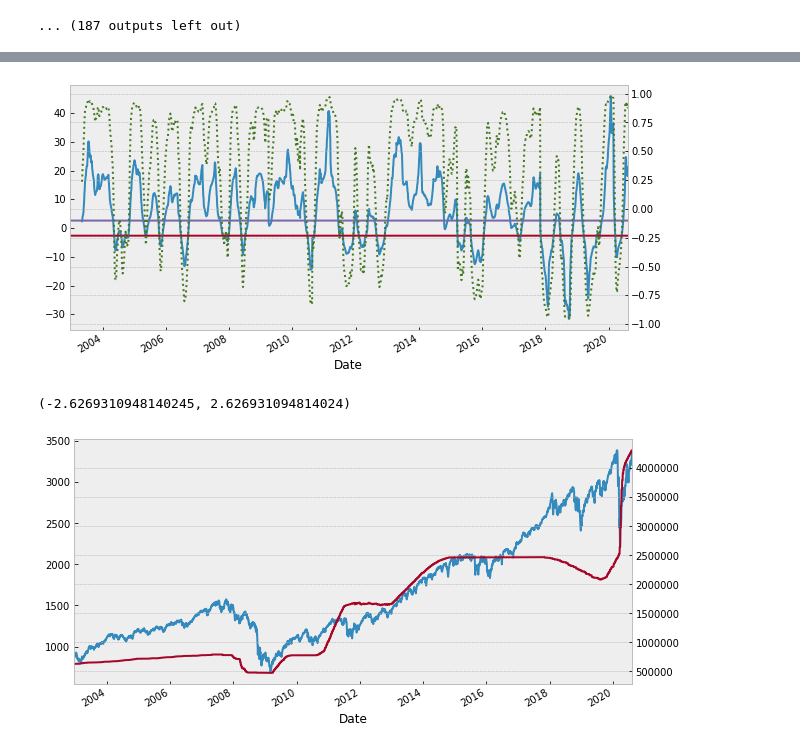
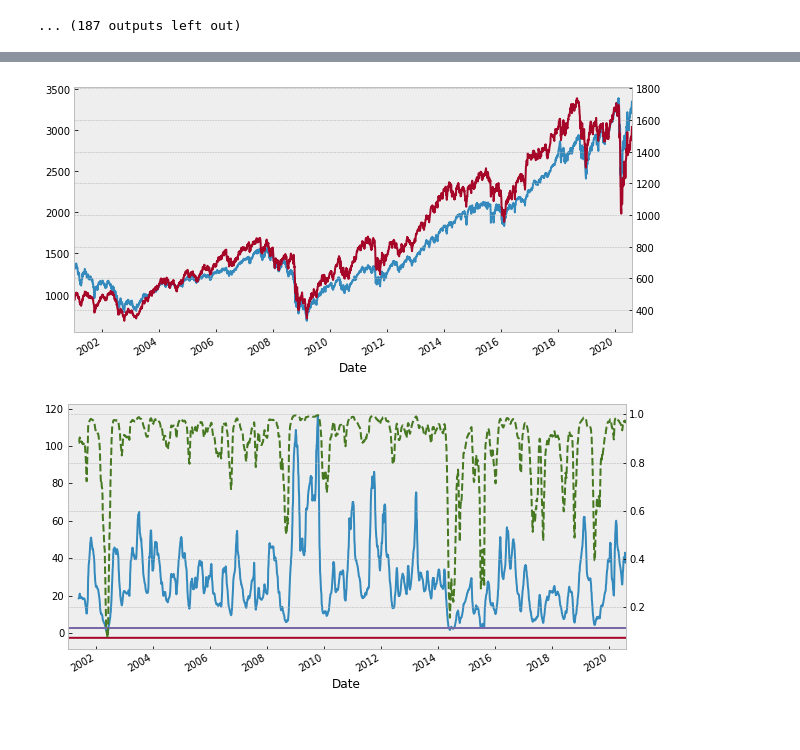
Before and after one commit to ksn38/GB, a Jupyter notebook: 8.ipynb, the cells around one changed output, grey strips where cells are left out. Saved outputs shown, nothing was run; the diff lists cells and outputs as text; code cells hidden in the pictures.

```diff
--- a/8.ipynb
+++ b/8.ipynb
@@ -161,29 +188,34 @@ plt.show()
+# %%
+RU = RU[RU.Date > '2000-12-31']
+RU['medr'] = (RU.Open + RU.Close)/2
+SPM = SP[['Date', 'med']]
+RUM = RU[['Date', 'medr']]
+SPM = SPM.set_index('Date')
+SPM.index = pd.to_datetime(SPM.index)
+RUM = RUM.set_index('Date')
+RUM.index = pd.to_datetime(RUM.index)
+SPMRUM = SPM.join(RUM)
+SPMRUM.medr = SPMRUM.medr.fillna(method='ffill')
+corr = SPMRUM.med.rolling(window=100).corr(SPMRUM.medr)
 # %%
 t = corr * (100 - 2)**(1/2) / (1 - corr ** 2)**(1/2)
-
-fig, ax = plt.subplots()
-fig.set_size_inches(10, 5)
-plt.plot(t)
-
 t1 = stats.t.ppf(0.01 / 2, df=100 - 2)
 t2 = stats.t.ppf(1 - 0.01 / 2, df=100 - 2)
 
 corrt = pd.DataFrame({'corr': corr, 't1': np.ones(len(t))*t1, 't2': np.ones(len(t))*t2})
-plt.plot(corrt.t1)
-plt.plot(corrt.t2)
 
-corr.plot(secondary_y=True, linestyle=':')
+fig, ax = plt.subplots()
+fig.set_size_inches(10, 5)
+ax.plot(SPMRUM.med)
+ax = SPMRUM.medr.plot(secondary_y=True)
+
+fig, ax = plt.subplots()
+fig.set_size_inches(10, 5)
+ax.plot(t)
+ax.plot(corrt.t1)
+ax.plot(corrt.t2)
+ax = corr.plot(secondary_y=True, linestyle='--')
 plt.show()
-
-t1, t2
 # %% [output]
-[figure, old version]
+[figure, new version]
-(-2.6269310948140245, 2.626931094814024)
+[figure, added]
-# %%
-fig, ax = plt.subplots()
-fig.set_size_inches(10, 5)
-SPMTRV.med.plot()
-SPMTRV.TREAST.plot(secondary_y=True)
-plt.show()
-# %% [output]
-[figure, removed]
```
Also changed, not shown: parts of 14 cells of this notebook.
